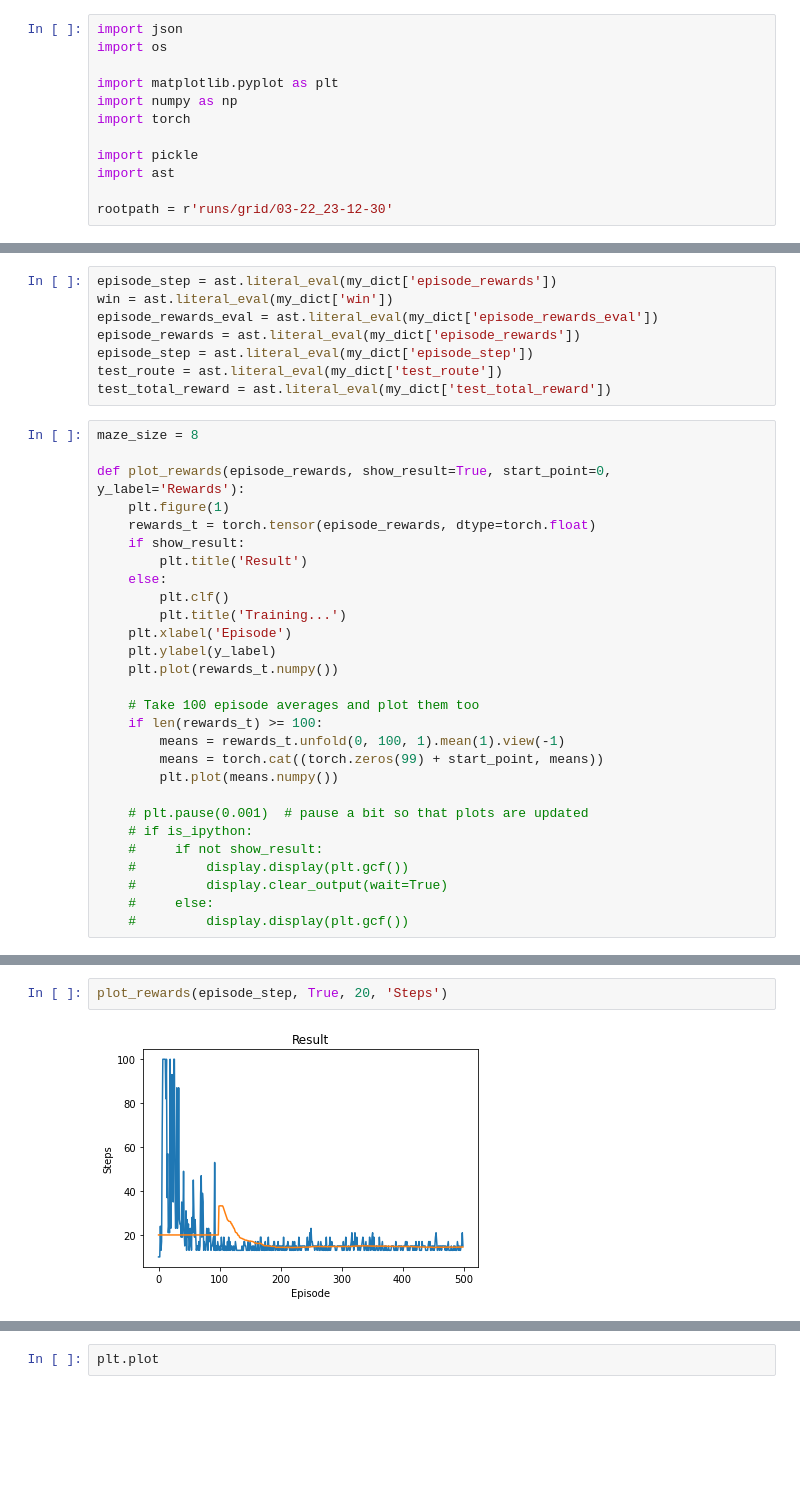
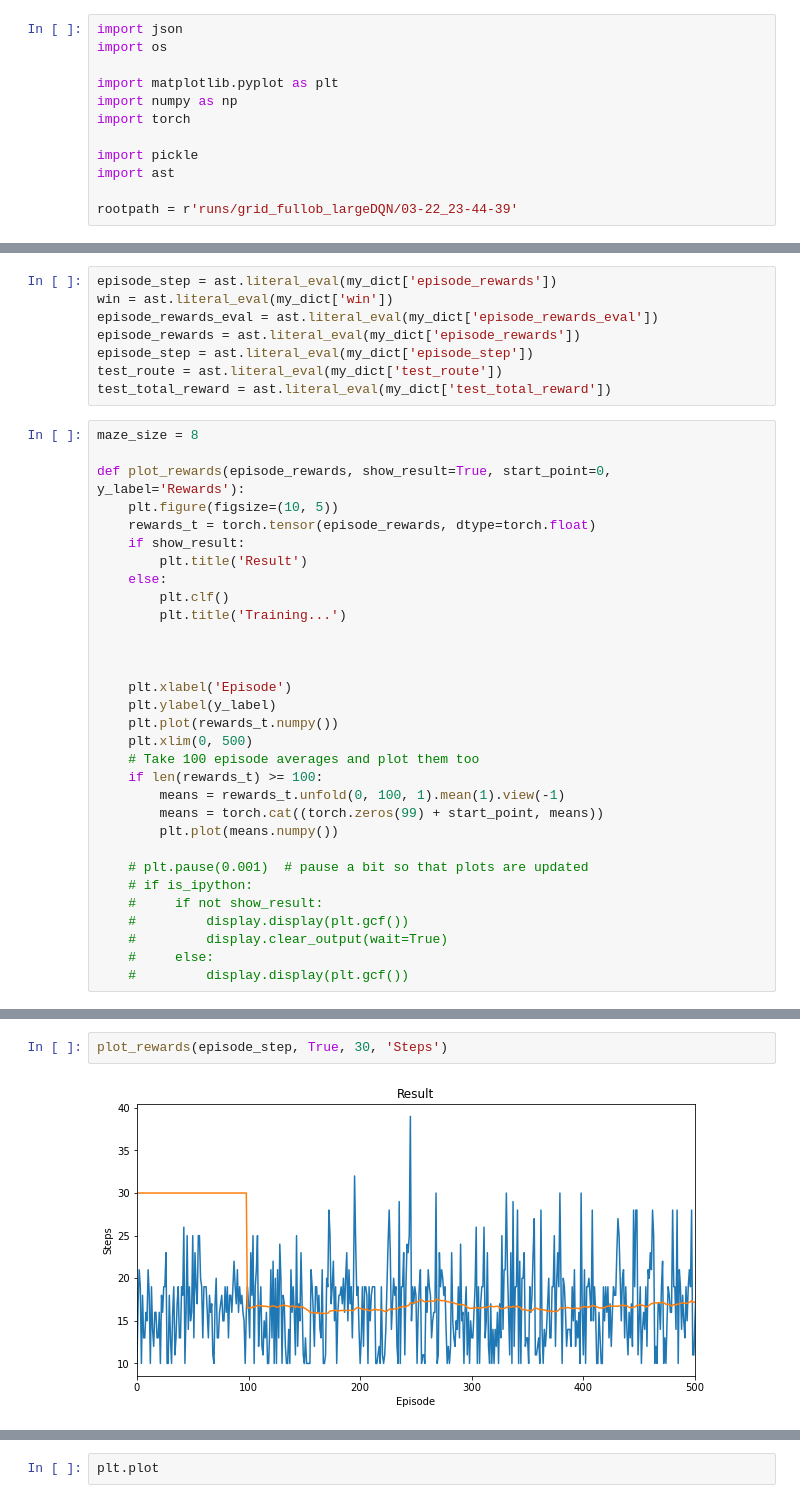
Before and after one commit to KPollux/FedRL_implementation, a Jupyter notebook: check_log_txt.ipynb, the cells around one changed output, grey strips where cells are left out. Cells and saved outputs as stored; diff of their text form; blank space fills up the shorter version.

```diff
--- a/check_log_txt.ipynb
+++ b/check_log_txt.ipynb
@@ -9,7 +9,7 @@ import torch
 import pickle
 import ast
 
-rootpath = r'runs/grid/03-22_23-12-30'
+rootpath = r'runs/grid_fullob_largeDQN/03-22_23-44-39'
 # %%
 # 读取 txt 文件并还原为字典
 with open(rootpath+'\history.txt', 'r') as f:
@@ -34,17 +34,20 @@ test_total_reward = ast.literal_eval(my_dict['test_total_reward'])
 maze_size = 8
 
 def plot_rewards(episode_rewards, show_result=True, start_point=0, y_label='Rewards'):
-    plt.figure(1)
+    plt.figure(figsize=(10, 5))
     rewards_t = torch.tensor(episode_rewards, dtype=torch.float)
     if show_result:
         plt.title('Result')
     else:
         plt.clf()
         plt.title('Training...')
+
+
+
     plt.xlabel('Episode')
     plt.ylabel(y_label)
     plt.plot(rewards_t.numpy())
-
+    plt.xlim(0, 500)
     # Take 100 episode averages and plot them too
     if len(rewards_t) >= 100:
         means = rewards_t.unfold(0, 100, 1).mean(1).view(-1)
@@ -65,4 +68,4 @@ plot_rewards(episode_rewards, True, -100, 'Rewards')
 # %%
-plot_rewards(episode_step, True, 20, 'Steps')
+plot_rewards(episode_step, True, 30, 'Steps')
 # %% [output]
-[figure, old version]
+[figure, new version]
```
Also changed, not shown: parts of 2 cells of this notebook, 7 other files.
